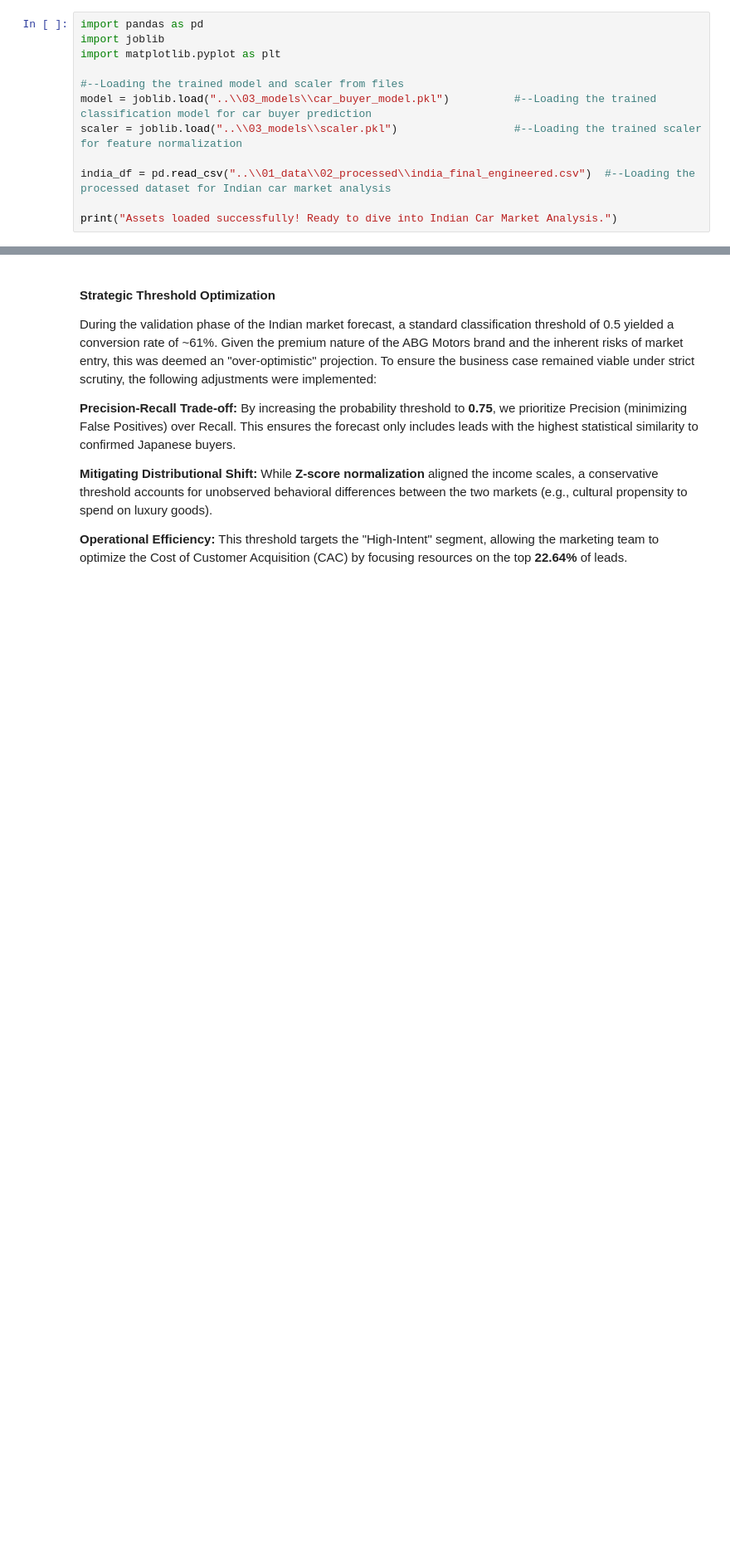
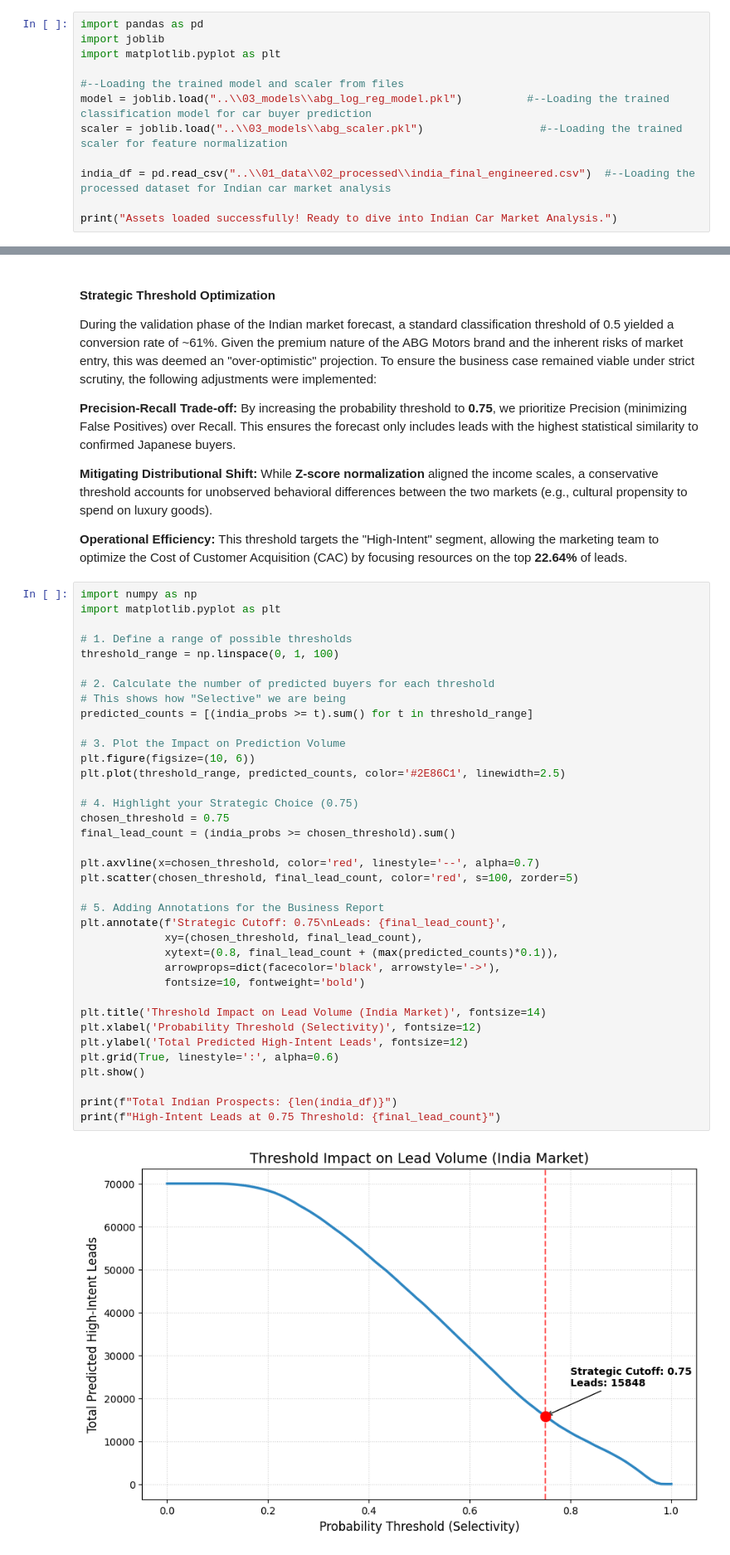
Before and after one commit to tiwariakash198/India-Market-Entry-Analysis-ABG-Motors, a Jupyter notebook: 02_notebooks/03_indian_market_forecast.ipynb, the cells around one changed output, grey strips where cells are left out. Shown at 83% size. Cells and saved outputs as stored; diff of their text form; blank space fills up the shorter version.

```diff
--- a/02_notebooks/03_indian_market_forecast.ipynb
+++ b/02_notebooks/03_indian_market_forecast.ipynb
@@ -6,8 +6,8 @@ import joblib
 import matplotlib.pyplot as plt
 
 #--Loading the trained model and scaler from files
-model = joblib.load("..\\03_models\\car_buyer_model.pkl")          #--Loading the trained classification model for car buyer prediction
-scaler = joblib.load("..\\03_models\\scaler.pkl")                  #--Loading the trained scaler for feature normalization
+model = joblib.load("..\\03_models\\abg_log_reg_model.pkl")          #--Loading the trained classification model for car buyer prediction
+scaler = joblib.load("..\\03_models\\abg_scaler.pkl")                  #--Loading the trained scaler for feature normalization
 
 india_df = pd.read_csv("..\\01_data\\02_processed\\india_final_engineered.csv")  #--Loading the processed dataset for Indian car market analysis
 
@@ -138,3 +139,42 @@ During the validation phase of the Indian market forecast, a standard classifica
 **Mitigating Distributional Shift:** While **Z-score normalization** aligned the income scales, a conservative threshold accounts for unobserved behavioral differences between the two markets (e.g., cultural propensity to spend on luxury goods).
 
 **Operational Efficiency:** This threshold targets the "High-Intent" segment, allowing the marketing team to optimize the Cost of Customer Acquisition (CAC) by focusing resources on the top **22.64%** of leads.
+# %%
+import numpy as np
+import matplotlib.pyplot as plt
+
+# 1. Define a range of possible thresholds
+threshold_range = np.linspace(0, 1, 100)
+
+# 2. Calculate the number of predicted buyers for each threshold
+# This shows how "Selective" we are being
+predicted_counts = [(india_probs >= t).sum() for t in threshold_range]
+
+# 3. Plot the Impact on Prediction Volume
+plt.figure(figsize=(10, 6))
+plt.plot(threshold_range, predicted_counts, color='#2E86C1', linewidth=2.5)
+
+# 4. Highlight your Strategic Choice (0.75)
+chosen_threshold = 0.75
+final_lead_count = (india_probs >= chosen_threshold).sum()
+
+plt.axvline(x=chosen_threshold, color='red', linestyle='--', alpha=0.7)
+plt.scatter(chosen_threshold, final_lead_count, color='red', s=100, zorder=5)
+
+# 5. Adding Annotations for the Business Report
+plt.annotate(f'Strategic Cutoff: 0.75\nLeads: {final_lead_count}',
+             xy=(chosen_threshold, final_lead_count),
+             xytext=(0.8, final_lead_count + (max(predicted_counts)*0.1)),
+             arrowprops=dict(facecolor='black', arrowstyle='->'),
+             fontsize=10, fontweight='bold')
+
+plt.title('Threshold Impact on Lead Volume (India Market)', fontsize=14)
+plt.xlabel('Probability Threshold (Selectivity)', fontsize=12)
+plt.ylabel('Total Predicted High-Intent Leads', fontsize=12)
+plt.grid(True, linestyle=':', alpha=0.6)
+plt.show()
+
+print(f"Total Indian Prospects: {len(india_df)}")
+print(f"High-Intent Leads at 0.75 Threshold: {final_lead_count}")
+# %% [output]
+[figure, added]
```
Also changed, not shown: parts of 3 cells of this notebook, 8 other files.
